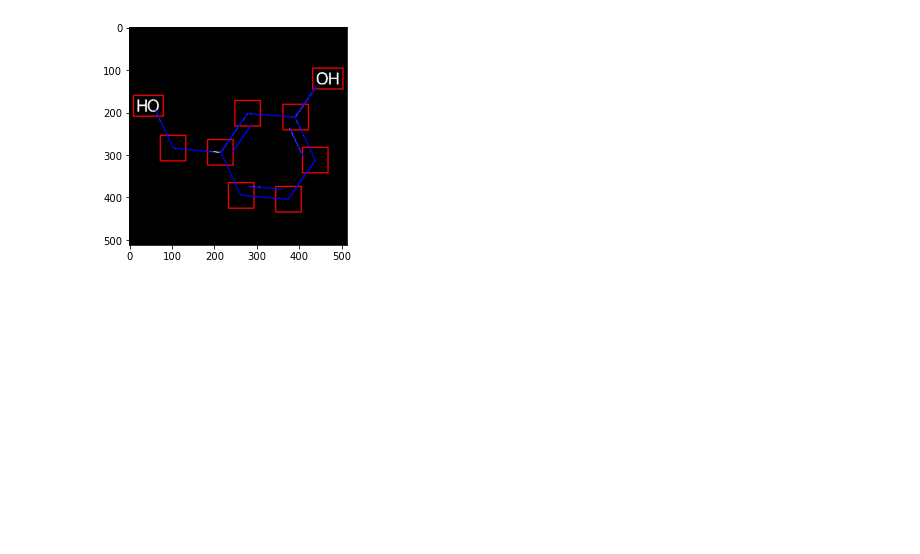
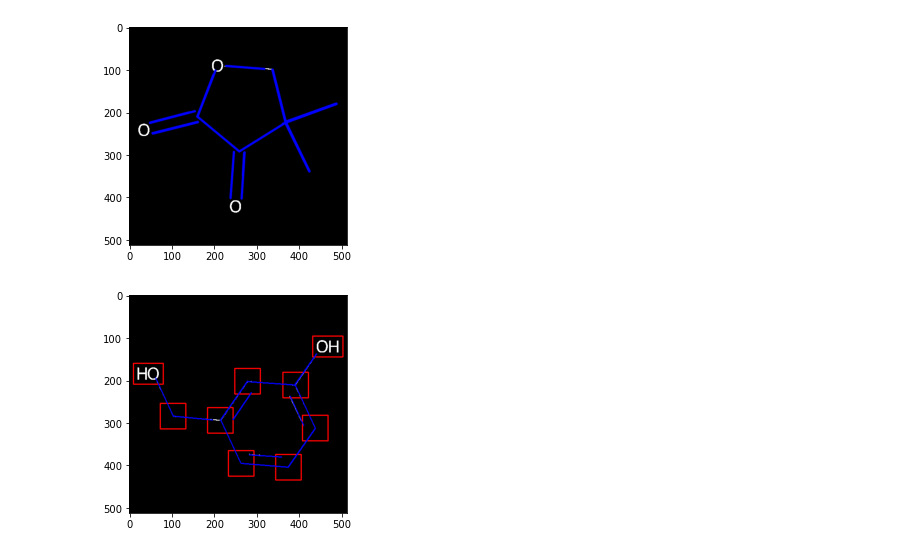
Before and after one commit to kot239/chem-to-smiles, a Jupyter notebook: src/ImagesWithCV.ipynb, the cells around one changed output. Drawn from its saved outputs; the diff is of its cells as text; code cells hidden in the pictures; blank space fills up the shorter version.

```diff
--- a/src/ImagesWithCV.ipynb
+++ b/src/ImagesWithCV.ipynb
@@ -215,0 +51,8 @@ plt.show()
+# %%
+for lin in lines:
+    l = lin[0]
+    cv2.line(cdst, (l[0], l[1]), (l[2], l[3]), (0, 0, 255), 3, cv2.LINE_AA)
+plt.imshow(cdst)
+plt.show()
+# %% [output]
+[figure, added]
```
Also changed, not shown: parts of 3 cells of this notebook, 3 other files.
